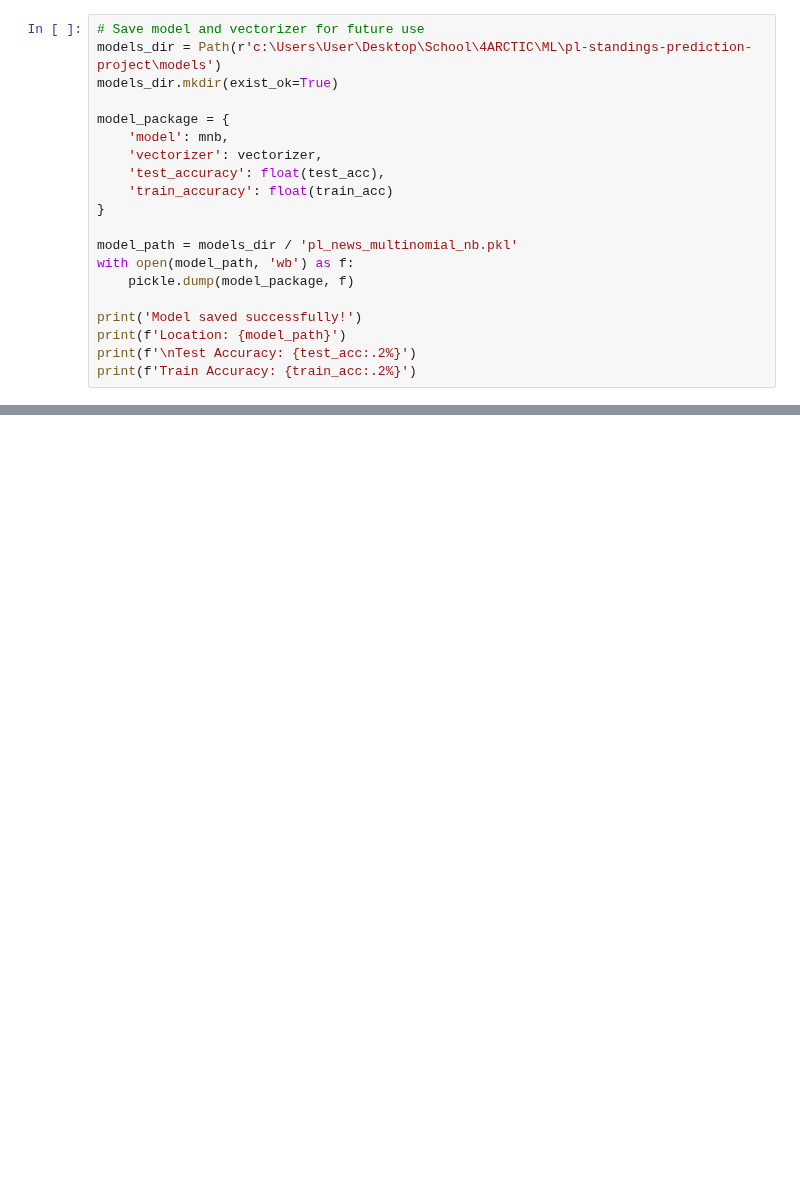
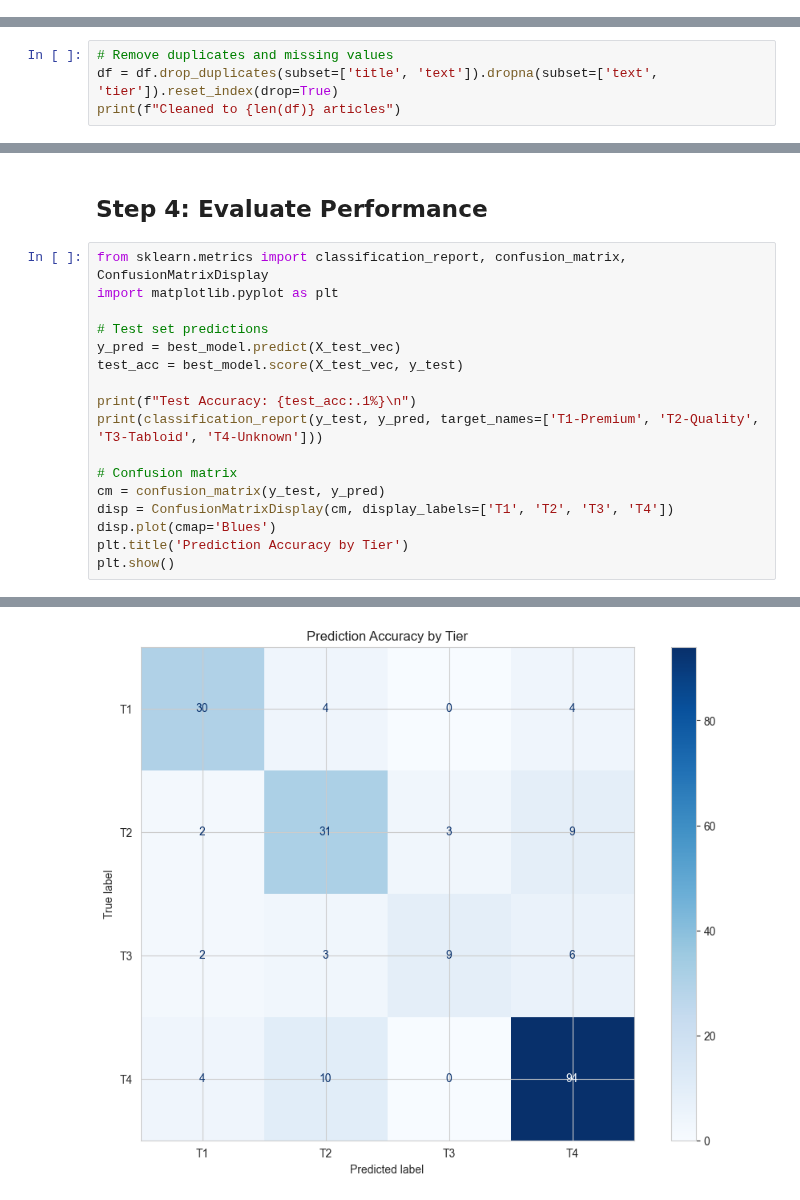
Before and after one commit to AtfastrSlushyMaker/pl-standings-prediction-project, a Jupyter notebook: notebooks/algorithms/naive_bayes/pl_news_multinomial_nb.ipynb, the cells around one changed output, grey strips where cells are left out. Drawn from its saved outputs; the diff is of its cells as text; blank space fills up the shorter version.

Commit message:
naive bayes model improved

```diff
--- a/notebooks/algorithms/naive_bayes/pl_news_multinomial_nb.ipynb
+++ b/notebooks/algorithms/naive_bayes/pl_news_multinomial_nb.ipynb
@@ -482,20 +0,0 @@ Prediction Breakdown by Tier:
-# %%
-# Save model and vectorizer for future use
-models_dir = Path(r'c:\Users\User\Desktop\School\4ARCTIC\ML\pl-standings-prediction-project\models')
-models_dir.mkdir(exist_ok=True)
-
-model_package = {
-    'model': mnb,
-    'vectorizer': vectorizer,
-    'test_accuracy': float(test_acc),
-    'train_accuracy': float(train_acc)
-}
-
-model_path = models_dir / 'pl_news_multinomial_nb.pkl'
-with open(model_path, 'wb') as f:
-    pickle.dump(model_package, f)
-
-print('Model saved successfully!')
-print(f'Location: {model_path}')
-print(f'\nTest Accuracy: {test_acc:.2%}')
-print(f'Train Accuracy: {train_acc:.2%}')
@@ -625,0 +88,4 @@ print(f"Confidence: {tier_probs[tier_pred-1]:.2%}")
+# %%
+# Remove duplicates and missing values
+df = df.drop_duplicates(subset=['title', 'text']).dropna(subset=['text', 'tier']).reset_index(drop=True)
+print(f"Cleaned to {len(df)} articles")
@@ -625,0 +288,20 @@ print(f"Confidence: {tier_probs[tier_pred-1]:.2%}")
+# %% [markdown]
+## Step 4: Evaluate Performance
+# %%
+from sklearn.metrics import classification_report, confusion_matrix, ConfusionMatrixDisplay
+import matplotlib.pyplot as plt
+
+# Test set predictions
+y_pred = best_model.predict(X_test_vec)
+test_acc = best_model.score(X_test_vec, y_test)
+
+print(f"Test Accuracy: {test_acc:.1%}\n")
+print(classification_report(y_test, y_pred, target_names=['T1-Premium', 'T2-Quality', 'T3-Tabloid', 'T4-Unknown']))
+
+# Confusion matrix
+cm = confusion_matrix(y_test, y_pred)
+disp = ConfusionMatrixDisplay(cm, display_labels=['T1', 'T2', 'T3', 'T4'])
+disp.plot(cmap='Blues')
+plt.title('Prediction Accuracy by Tier')
+plt.show()
+# %% [output]
@@ -625,0 +320 @@ print(f"Confidence: {tier_probs[tier_pred-1]:.2%}")
+[figure, added]
```
Also changed, not shown: parts of 57 cells of this notebook, 11 other files.
